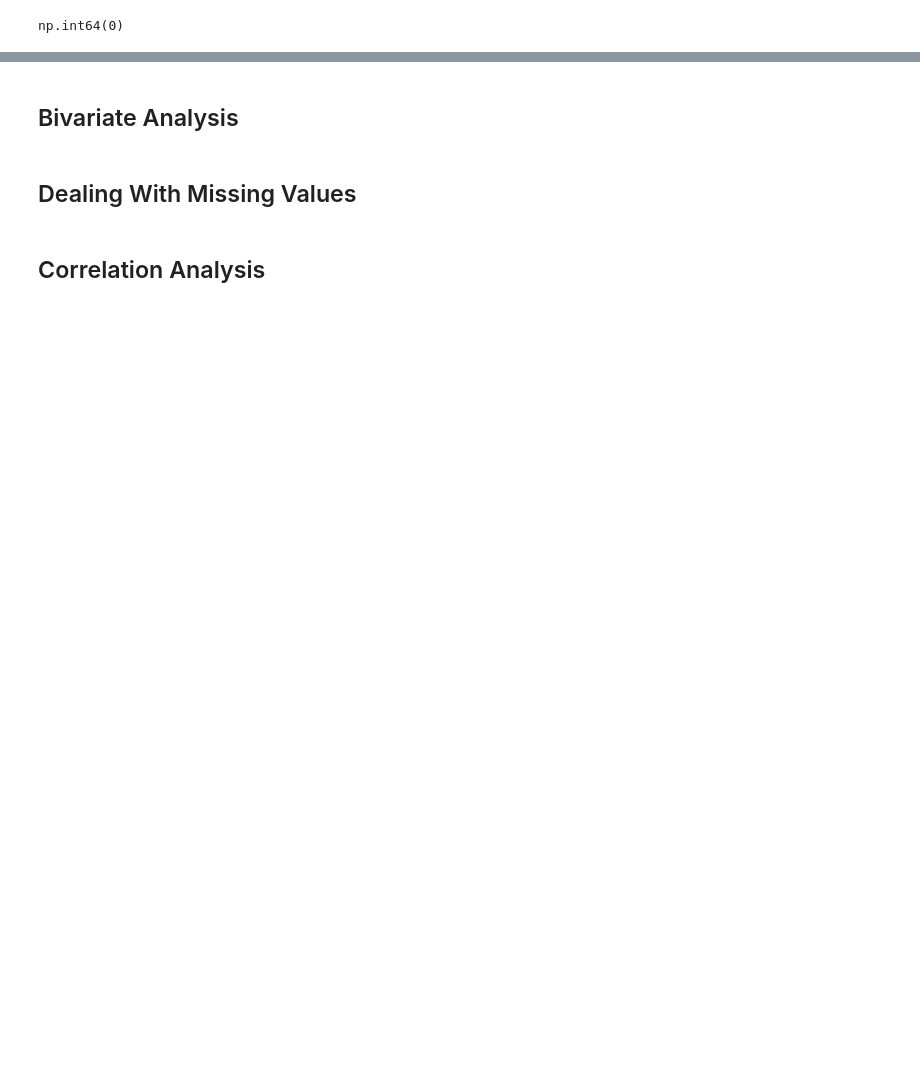
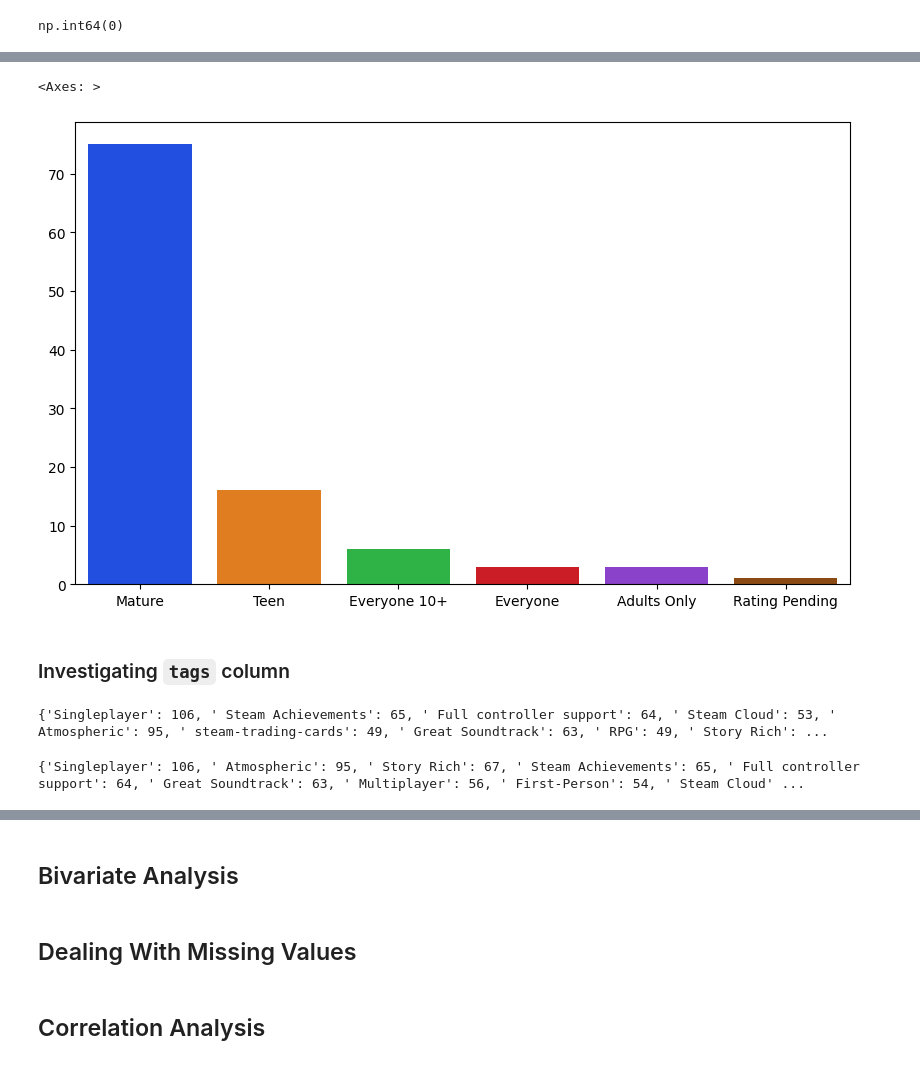
Before and after one commit to pedro-cella/Codebasics_Data_Science, a Jupyter notebook: Projects/game_data_observatory/eda/Games EDA.ipynb, the cells around one changed output, grey strips where cells are left out. Drawn from its saved outputs; the diff is of its cells as text; code cells hidden in the pictures; blank space fills up the shorter version.

```diff
--- a/Projects/game_data_observatory/eda/Games EDA.ipynb
+++ b/Projects/game_data_observatory/eda/Games EDA.ipynb
@@ -142,0 +141,4 @@ np.int64(0)
+# %%
+# Creating a copy for manipulation
+df_copy = df.copy()
+df_copy.head(3)
@@ -142,0 +193,32 @@ np.int64(0)
+# %%
+# Creating a barchart
+plt.figure(figsize=(10, 6))
+sns.barplot(x=esrb_rating.keys(), y=esrb_rating.values(), hue=esrb_rating.keys(), palette="bright")
+# %% [output]
+<Axes: >
+[figure, added]
+# %% [markdown]
+### Investigating `tags` column
+# %%
+tags = {}
+for tags_list in df['tags']:
+    for tag in tags_list.split(","):
+        if tag not in tags:
+            tags[tag] = 1
+        else:
+            tags[tag] += 1
+
+print(tags)
+# %% [output]
+{'Singleplayer': 106, ' Steam Achievements': 65, ' Full controller support': 64, ' Steam Cloud': 53, ' Atmospheric': 95, ' steam-trading-cards': 49, ' Great Soundtrack': 63, ' RPG': 49, ' Story Rich': ...
+# %%
+top_20_tags = dict(
+    sorted(
+        tags.items(),
+        key=lambda item: item[1],
+        reverse=True
+    )[:20]
+)
+print(top_20_tags)
+# %% [output]
+{'Singleplayer': 106, ' Atmospheric': 95, ' Story Rich': 67, ' Steam Achievements': 65, ' Full controller support': 64, ' Great Soundtrack': 63, ' Multiplayer': 56, ' First-Person': 54, ' Steam Cloud' ...
```
Also changed, not shown: parts of 20 cells of this notebook.
